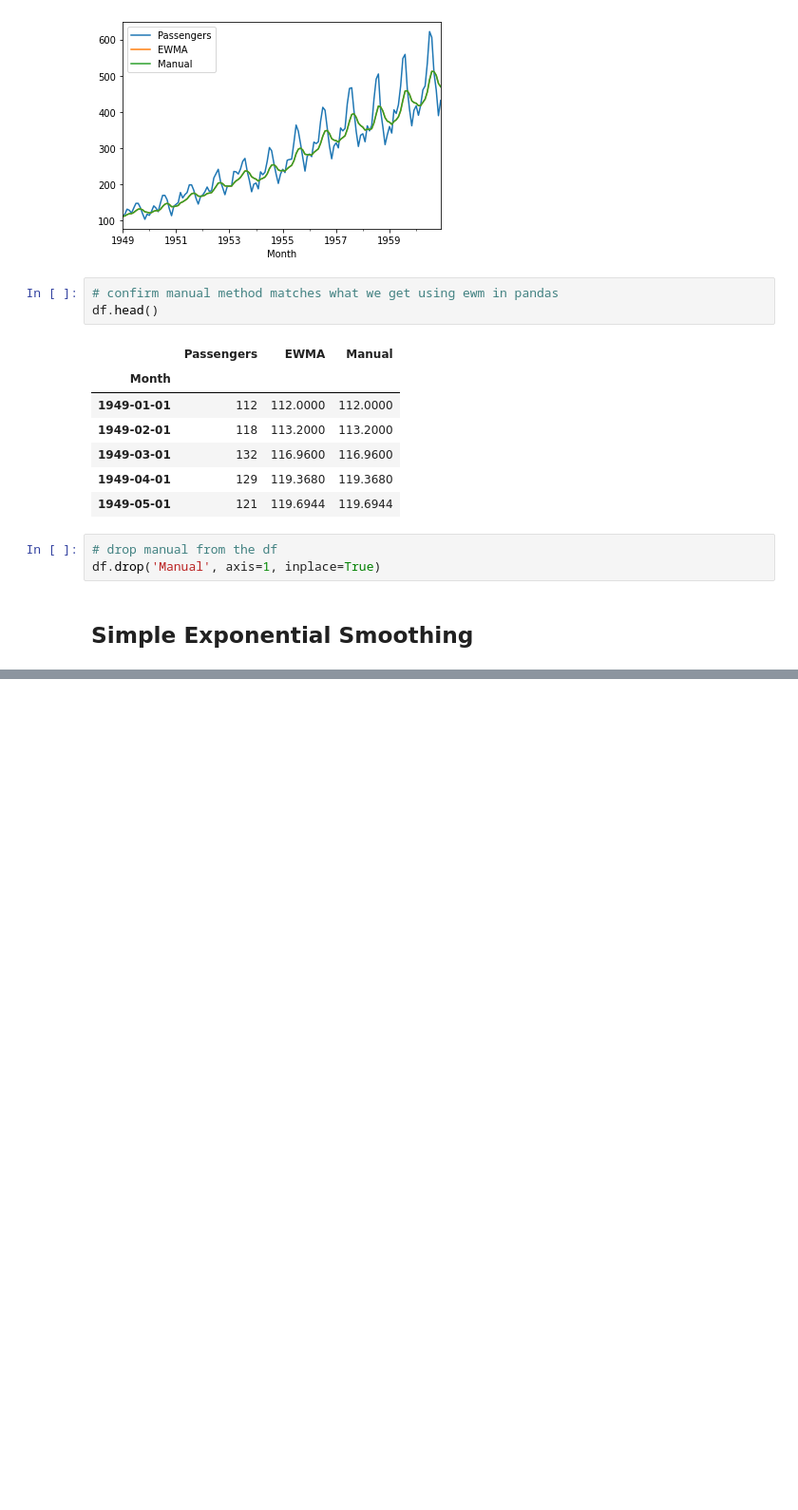
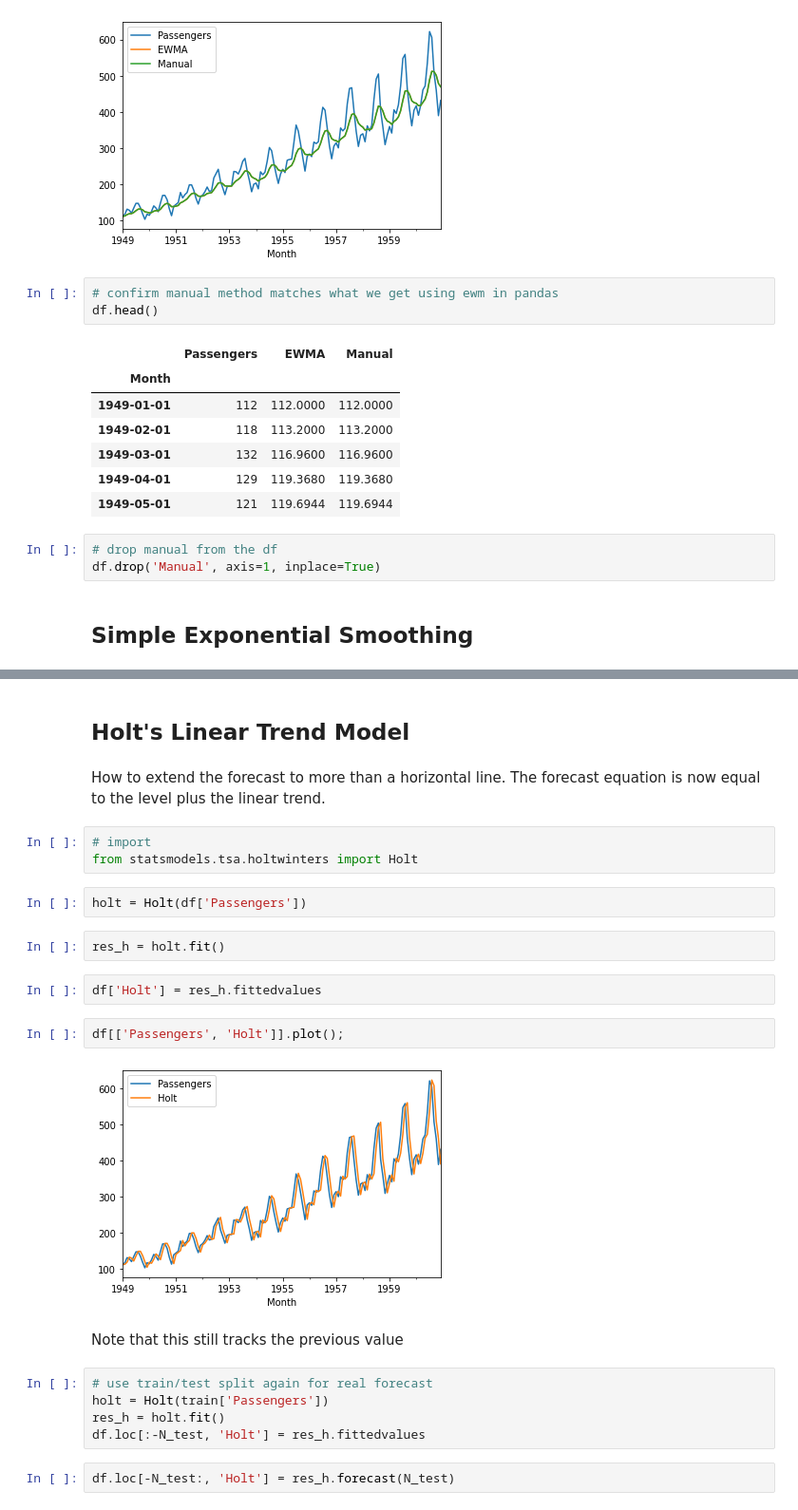
Before and after one commit to Frizzles7/financial_engineering, a Jupyter notebook: ewma_holtwinters.ipynb, the cells around one changed output, grey strips where cells are left out. Shown at 95% size. Drawn from its saved outputs; the diff is of its cells as text; blank space fills up the shorter version.

```diff
--- a/ewma_holtwinters.ipynb
+++ b/ewma_holtwinters.ipynb
@@ -93,0 +214,26 @@ df.drop('Manual', axis=1, inplace=True)
+# %% [markdown]
+## Holt's Linear Trend Model
+# %% [markdown]
+How to extend the forecast to more than a horizontal line.  The forecast equation is now equal to the level plus the linear trend.
+# %%
+# import
+from statsmodels.tsa.holtwinters import Holt
+# %%
+holt = Holt(df['Passengers'])
+# %%
+res_h = holt.fit()
+# %%
+df['Holt'] = res_h.fittedvalues
+# %%
+df[['Passengers', 'Holt']].plot();
+# %% [output]
+[figure, added]
+# %% [markdown]
+Note that this still tracks the previous value
+# %%
+# use train/test split again for real forecast
+holt = Holt(train['Passengers'])
+res_h = holt.fit()
+df.loc[:-N_test, 'Holt'] = res_h.fittedvalues
+# %%
+df.loc[-N_test:, 'Holt'] = res_h.forecast(N_test)
```
Also changed, not shown: parts of 36 cells of this notebook.
